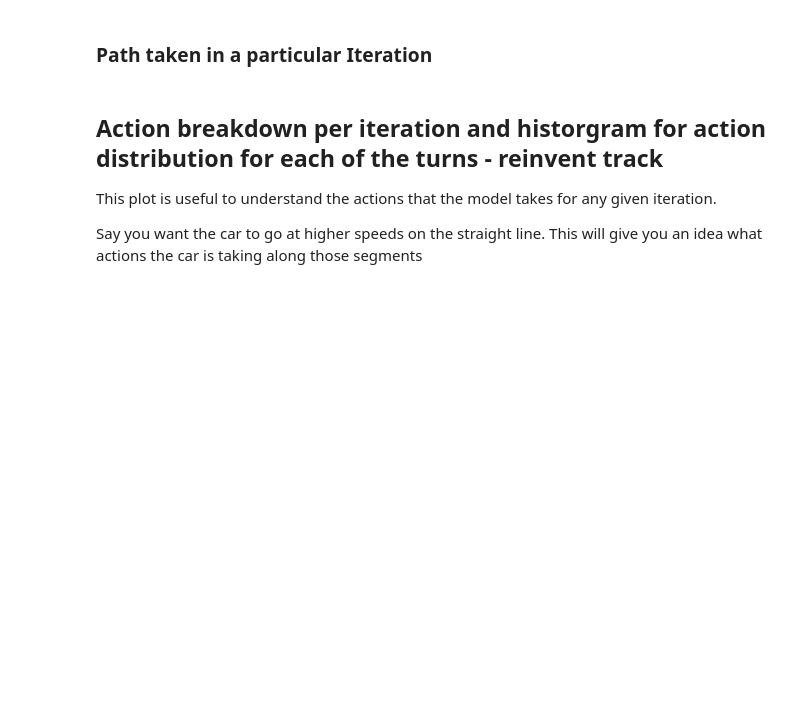
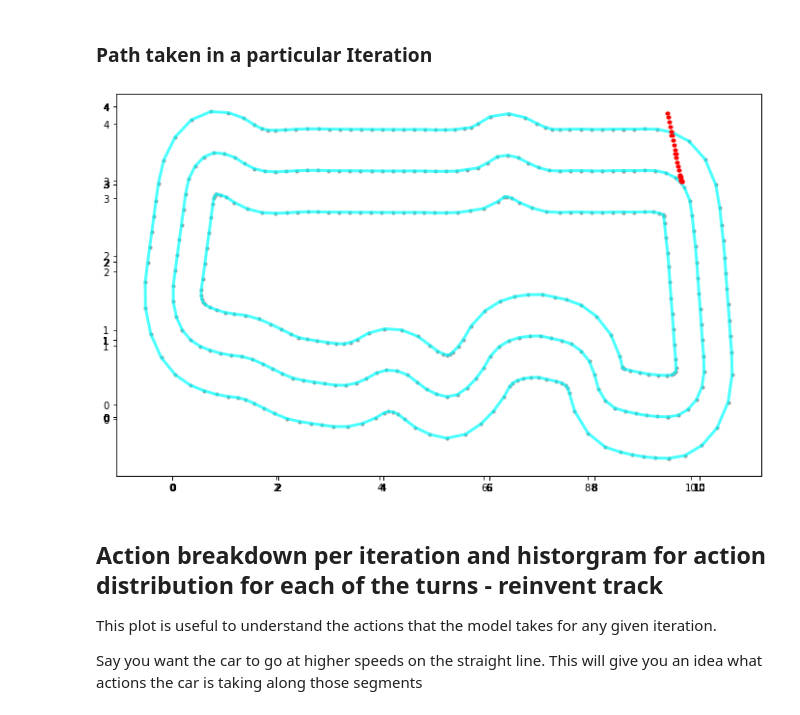
Before and after one commit to rahkulk/dr-log-analysis, a Jupyter notebook: log-analysis/DeepRacer Log Analysis.ipynb, the cells around one changed output. Cells and saved outputs as stored; diff of their text form; code cells hidden in the pictures; blank space fills up the shorter version.

```diff
--- a/log-analysis/DeepRacer Log Analysis.ipynb
+++ b/log-analysis/DeepRacer Log Analysis.ipynb
@@ -51,7 +59,7 @@ from os.path import isfile, join
 # %% [markdown]
 ## Jobs run from AWS DeepRacer Console. Download the desired log file by providing model name
 # %%
-model_name="Sample" ## Change to your model
+model_name="Summit-speedway" ## Change to your model
 is_training = True  ## Make this False if you want to do log analysis on Evaluation.
 # %%
 !rm -rf ./tmp
@@ -487,10 +612,12 @@ plot_episode_run(df, E=2) # arbitrary episode
 # %% [markdown]
 ### Path taken in a particular Iteration
 # %%
-iteration_id = 1
+iteration_id = 2
 
 for i in range((iteration_id-1)*EPISODE_PER_ITER, (iteration_id)*EPISODE_PER_ITER):
     plot_episode_run(df, E=i)
+# %% [output]
+[figure, added]
 # %% [markdown]
 ## Action breakdown per iteration and historgram for action distribution for each of the turns - reinvent track
 
```
Also changed, not shown: parts of 33 cells of this notebook.
